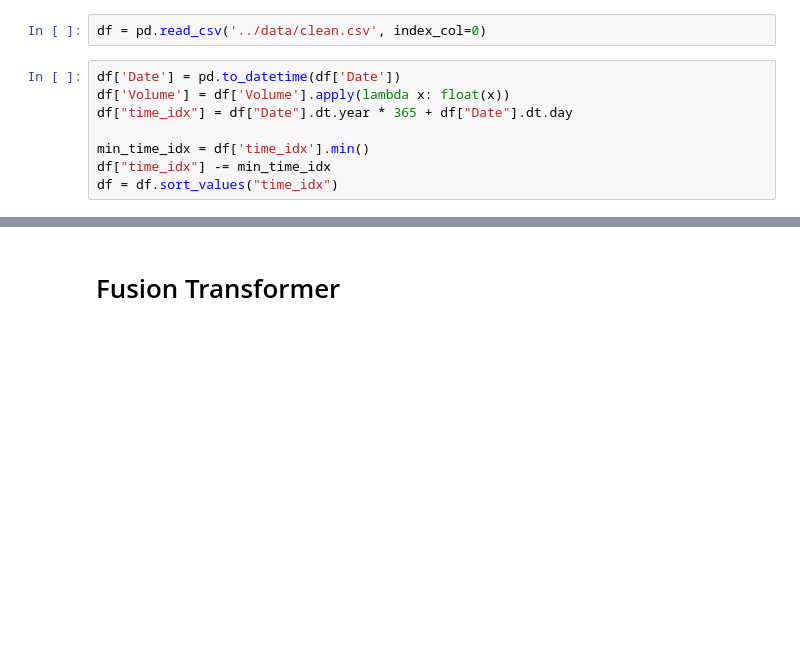
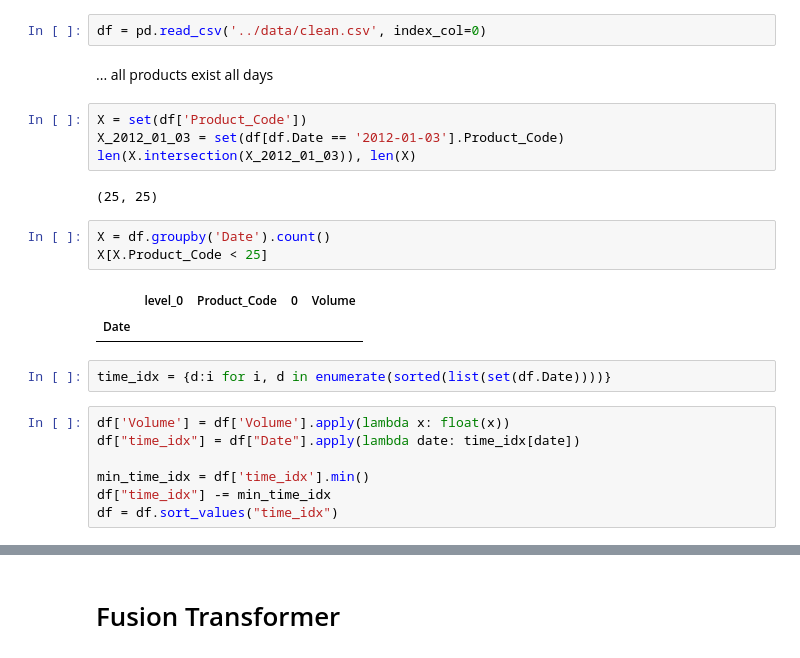
Before and after one commit to dkohlsdorf/sagemaker_experiments, a Jupyter notebook: notebooks/PrototypeDemandPrediction2.ipynb, the cells around one changed output, grey strips where cells are left out. Saved outputs shown, nothing was run; the diff lists cells and outputs as text; blank space fills up the shorter version.

```diff
--- a/notebooks/PrototypeDemandPrediction2.ipynb
+++ b/notebooks/PrototypeDemandPrediction2.ipynb
@@ -9,10 +9,25 @@ from sklearn.preprocessing import StandardScaler
 # Features
 # %%
 df = pd.read_csv('../data/clean.csv', index_col=0)
+# %% [markdown]
+... all products exist all days
+# %%
+X = set(df['Product_Code'])
+X_2012_01_03 = set(df[df.Date == '2012-01-03'].Product_Code)
+len(X.intersection(X_2012_01_03)), len(X)
+# %% [output]
+(25, 25)
+# %%
+X = df.groupby('Date').count()
+X[X.Product_Code < 25]
+# %% [output]
+|  | level_0 | Product_Code | 0 | Volume |
+| Date |  |  |  |  |
+# %%
+time_idx = {d:i for i, d in enumerate(sorted(list(set(df.Date))))}
 # %%
-df['Date'] = pd.to_datetime(df['Date'])
 df['Volume'] = df['Volume'].apply(lambda x: float(x))
-df["time_idx"] = df["Date"].dt.year * 365 + df["Date"].dt.day
+df["time_idx"] = df["Date"].apply(lambda date: time_idx[date])
 
 min_time_idx = df['time_idx'].min()
 df["time_idx"] -= min_time_idx
```
Also changed, not shown: parts of 10 cells of this notebook, 1 other file.
